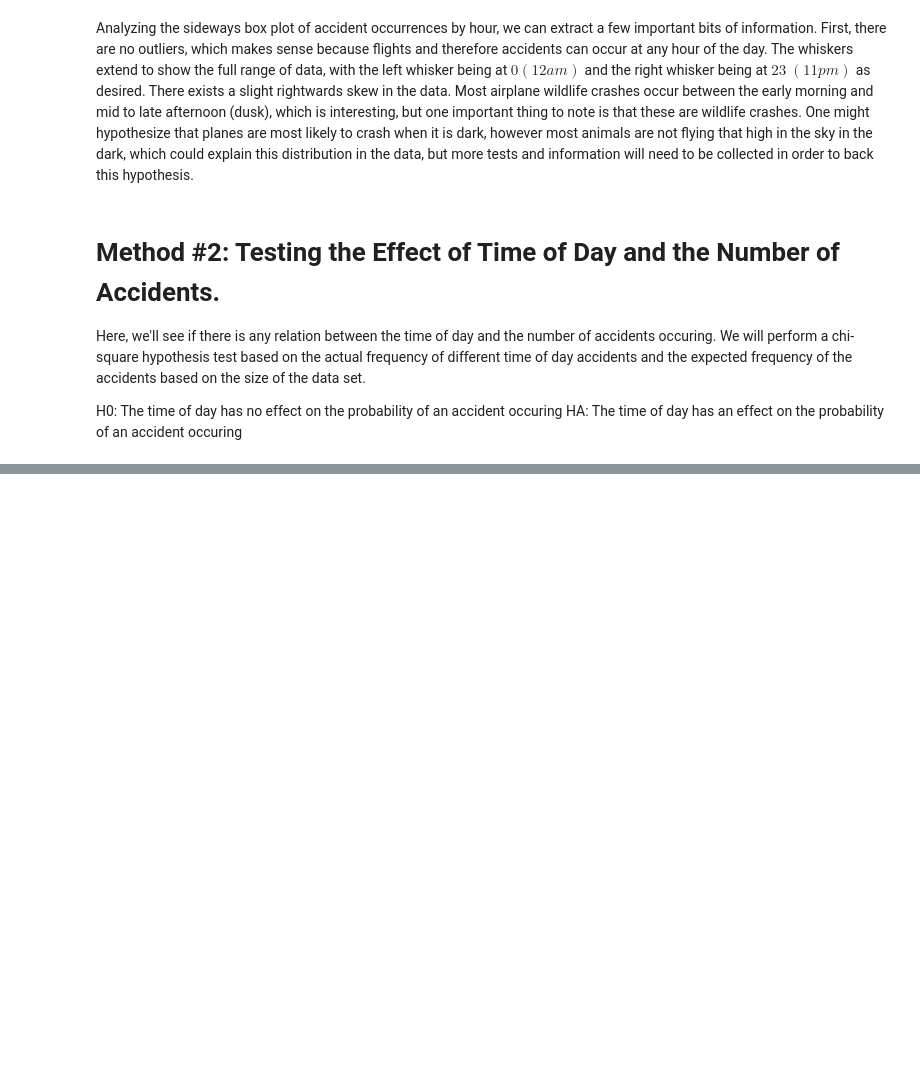
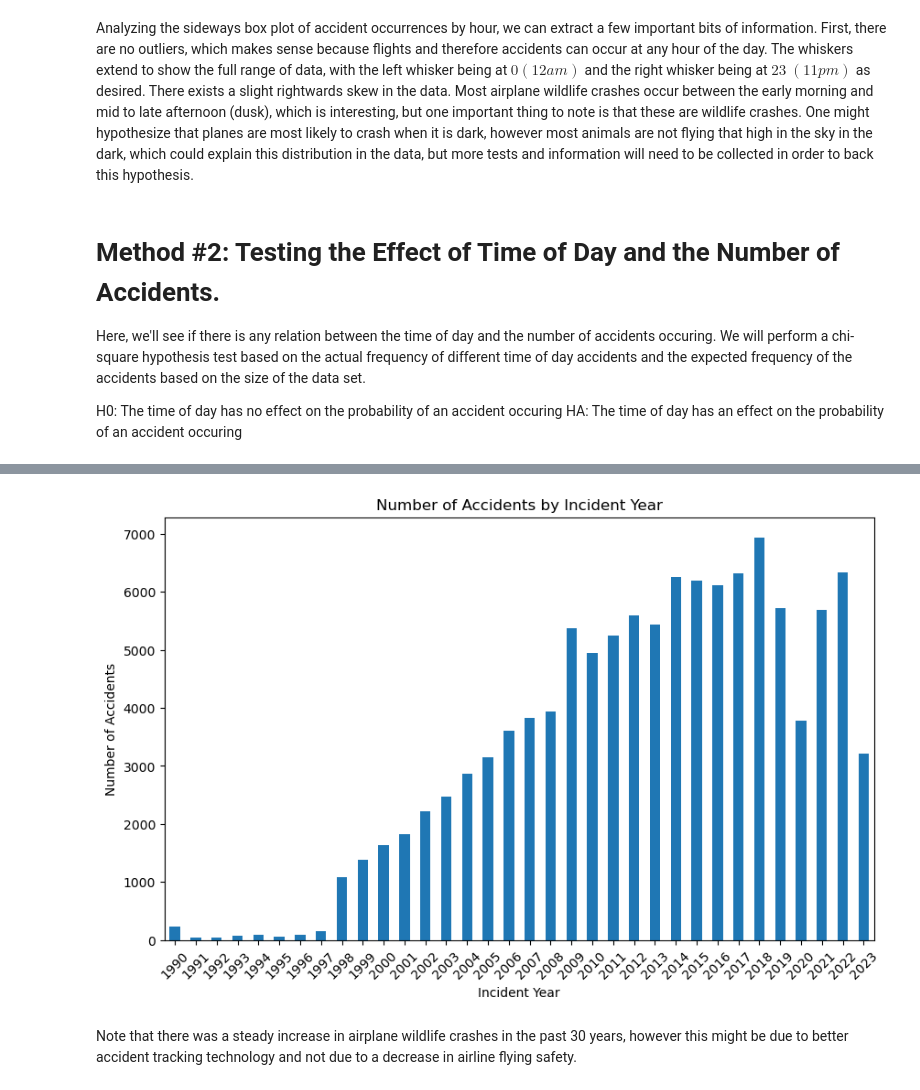
Before and after one commit to thejameszhang/cmsc320-project, a Jupyter notebook: eda.ipynb, the cells around one changed output, grey strips where cells are left out. Saved outputs shown, nothing was run; the diff lists cells and outputs as text; code cells hidden in the pictures; blank space fills up the shorter version.

```diff
--- a/eda.ipynb
+++ b/eda.ipynb
@@ -191,0 +184,16 @@ Reject null hypothesis: Time of day and number of accidents are dependent
+# %%
+# Groupby incident year.
+accidents_per_year = df.groupby('INCIDENT_YEAR').apply(len)
+
+# Define a matplotlib figure bar chart.
+plt.figure(figsize=(10, 6))
+accidents_per_year.plot(kind='bar')
+plt.title('Number of Accidents by Incident Year')
+plt.xlabel('Incident Year')
+plt.ylabel('Number of Accidents')
+plt.xticks(rotation=45)
+plt.show()
+# %% [output]
+[figure, added]
+# %% [markdown]
+Note that there was a steady increase in airplane wildlife crashes in the past 30 years, however this might be due to better accident tracking technology and not due to a decrease in airline flying safety.
```
Also changed, not shown: parts of 5 cells of this notebook.
